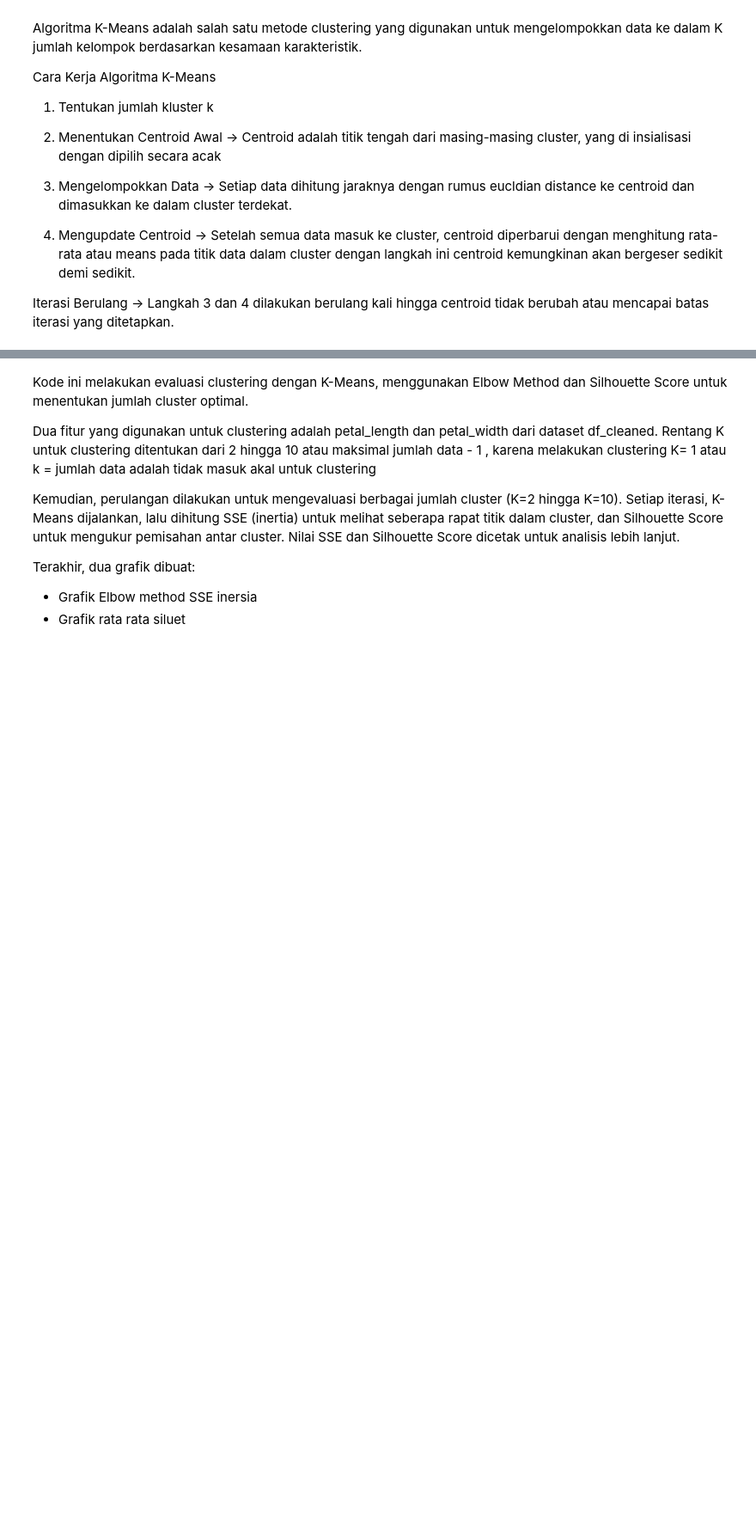
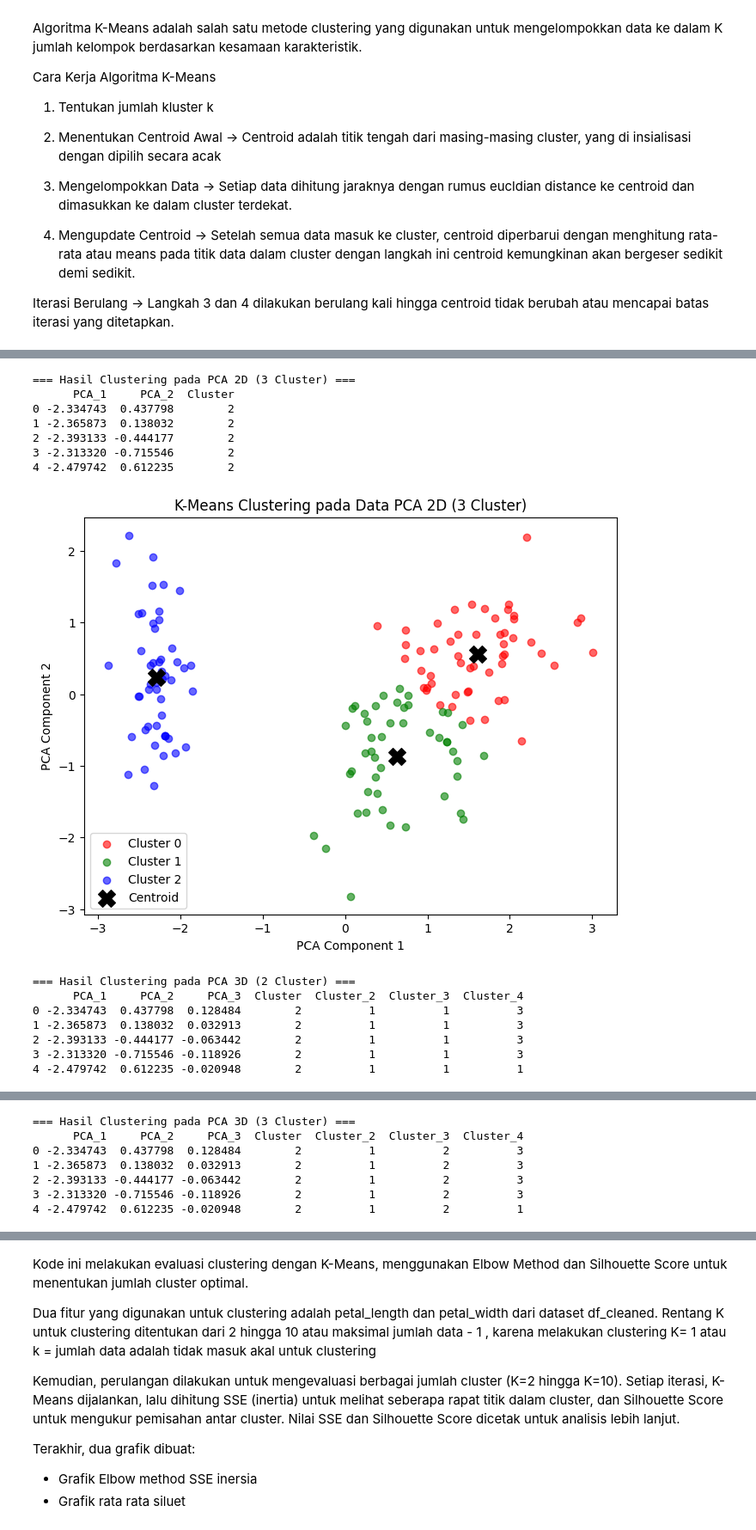
Before and after one commit to Starlight-viooo/Pendata, a Jupyter notebook: _sources/Tugas6Clustering.ipynb, the cells around one changed output, grey strips where cells are left out. Shown at 86% size. Drawn from its saved outputs; the diff is of its cells as text; code cells hidden in the pictures; blank space fills up the shorter version.

```diff
--- a/_sources/Tugas6Clustering.ipynb
+++ b/_sources/Tugas6Clustering.ipynb
@@ -239,0 +357,72 @@ Visualisasi  dengan scatter plot yang menunjukkan titik data dalam berbagai warn
+# %%
+from sklearn.cluster import KMeans
+
+# --- 1. Lakukan K-Means Clustering pada PCA 2D (3 Cluster) ---
+kmeans_2d = KMeans(n_clusters=3, random_state=42, n_init=10)
+df_pca_2d_df["Cluster"] = kmeans_2d.fit_predict(df_pca_2d_df)
+
+print("\n=== Hasil Clustering pada PCA 2D (3 Cluster) ===")
+print(df_pca_2d_df.head())
+
+# Visualisasi hasil clustering PCA 2D
+plt.figure(figsize=(8,6))
+colors = ['r', 'g', 'b']
+for cluster in range(3):
+    clustered_data = df_pca_2d_df[df_pca_2d_df["Cluster"] == cluster]
+    plt.scatter(clustered_data["PCA_1"], clustered_data["PCA_2"], color=colors[cluster], label=f"Cluster {cluster}", alpha=0.6)
+
+# Tambahkan Centroid dalam bentuk "X"
+centroids_2d = kmeans_2d.cluster_centers_
+plt.scatter(centroids_2d[:, 0], centroids_2d[:, 1], color='black', marker='X', s=200, label="Centroid")
+
+plt.xlabel("PCA Component 1")
+plt.ylabel("PCA Component 2")
+plt.title("K-Means Clustering pada Data PCA 2D (3 Cluster)")
+plt.legend()
+plt.show()
+
+# --- 2. Lakukan K-Means Clustering pada PCA 3D (2, 3, dan 4 Cluster) ---
+cluster_counts = [2, 3, 4]
+
+for k in cluster_counts:
+    kmeans_3d = KMeans(n_clusters=k, random_state=42, n_init=10)
+    df_pca_3d_df[f"Cluster_{k}"] = kmeans_3d.fit_predict(df_pca_3d_df)
+
+    print(f"\n=== Hasil Clustering pada PCA 3D ({k} Cluster) ===")
+    print(df_pca_3d_df.head())
+
+    # Visualisasi hasil clustering PCA 3D
+    fig = plt.figure(figsize=(10,6))
+    ax = fig.add_subplot(111, projection='3d')
+
+    colors = ['r', 'g', 'b', 'y']
+    for cluster in range(k):
+        clustered_data = df_pca_3d_df[df_pca_3d_df[f"Cluster_{k}"] == cluster]
+        ax.scatter(clustered_data["PCA_1"], clustered_data["PCA_2"], clustered_data["PCA_3"], color=colors[cluster], label=f"Cluster {cluster}", alpha=0.6)
+
+    # Tambahkan Centroid dalam bentuk "X"
+    centroids_3d = kmeans_3d.cluster_centers_
+    ax.scatter(centroids_3d[:, 0], centroids_3d[:, 1], centroids_3d[:, 2], color='black', marker='X', s=200, label="Centroid")
+
+    ax.set_xlabel("PCA Component 1")
+    ax.set_ylabel("PCA Component 2")
+    ax.set_zlabel("PCA Component 3")
+    ax.set_title(f"K-Means Clustering pada Data PCA 3D ({k} Cluster)")
+    ax.legend()
+    plt.show()
+# %% [output]
+=== Hasil Clustering pada PCA 2D (3 Cluster) ===
+      PCA_1     PCA_2  Cluster
+0 -2.334743  0.437798        2
+1 -2.365873  0.138032        2
+2 -2.393133 -0.444177        2
+3 -2.313320 -0.715546        2
+4 -2.479742  0.612235        2
+[figure, added]
+=== Hasil Clustering pada PCA 3D (2 Cluster) ===
+      PCA_1     PCA_2     PCA_3  Cluster  Cluster_2  Cluster_3  Cluster_4
+0 -2.334743  0.437798  0.128484        2          1          1          3
+1 -2.365873  0.138032  0.032913        2          1          1          3
+2 -2.393133 -0.444177 -0.063442        2          1          1          3
+3 -2.313320 -0.715546 -0.118926        2          1          1          3
+4 -2.479742  0.612235 -0.020948        2          1          1          1
@@ -239,0 +430,7 @@ Visualisasi  dengan scatter plot yang menunjukkan titik data dalam berbagai warn
+=== Hasil Clustering pada PCA 3D (3 Cluster) ===
+      PCA_1     PCA_2     PCA_3  Cluster  Cluster_2  Cluster_3  Cluster_4
+0 -2.334743  0.437798  0.128484        2          1          2          3
+1 -2.365873  0.138032  0.032913        2          1          2          3
+2 -2.393133 -0.444177 -0.063442        2          1          2          3
+3 -2.313320 -0.715546 -0.118926        2          1          2          3
+4 -2.479742  0.612235 -0.020948        2          1          2          1
```
Also changed, not shown: parts of 12 cells of this notebook, 22 other files.
